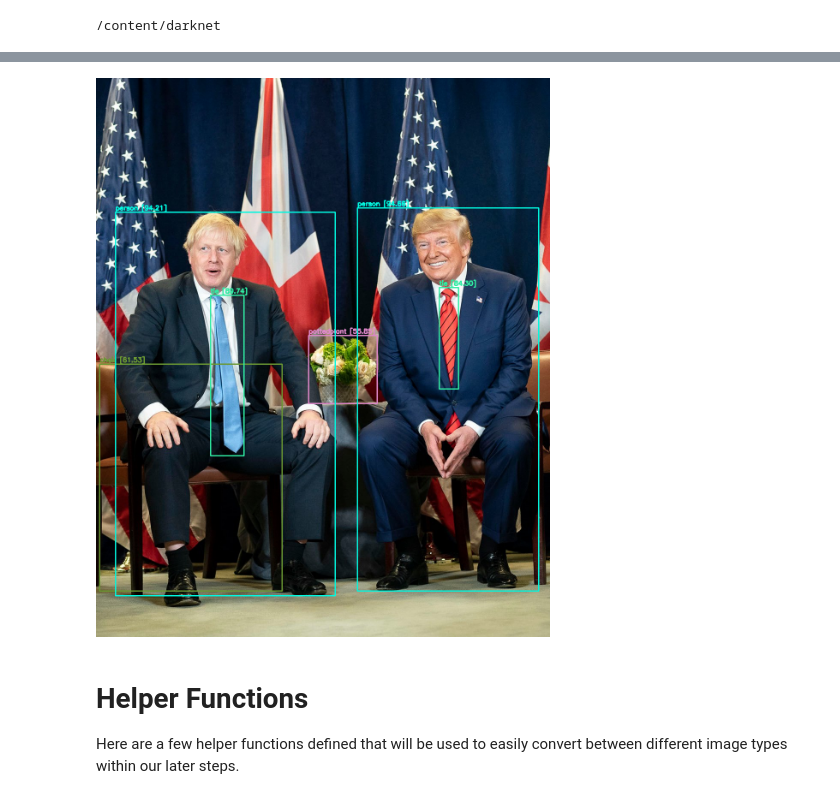
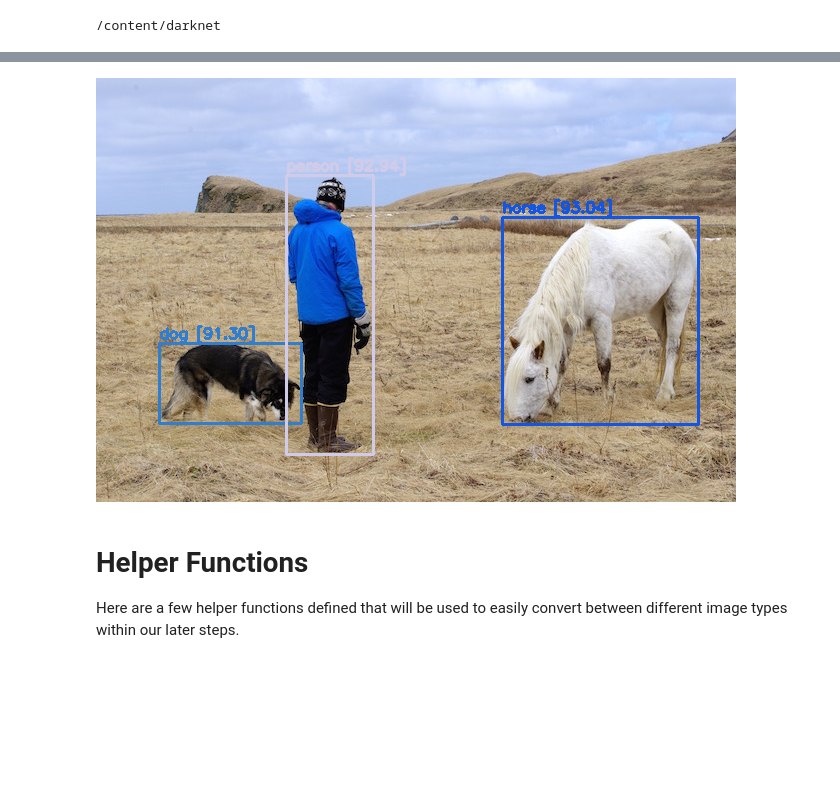
Before and after one commit to MasterCoderArnav/google_colab_face_reco, a Jupyter notebook: ai_proctoring_proj.ipynb, the cells around one changed output, grey strips where cells are left out. Saved outputs shown, nothing was run; the diff lists cells and outputs as text; code cells hidden in the pictures; blank space fills up the shorter version.

```diff
--- a/ai_proctoring_proj.ipynb
+++ b/ai_proctoring_proj.ipynb
@@ -147,19 +122,19 @@ def darknet_helper(img, width, height):
   return detections, width_ratio, height_ratio
 # %%
 # run test on person.jpg image that comes with repository
-image = cv2.imread("data/borisandtrump.jpg")
+image = cv2.imread("data/person.jpg")
 detections, width_ratio, height_ratio = darknet_helper(image, width, height)
 
 for label, confidence, bbox in detections:
   left, top, right, bottom = bbox2points(bbox)
   left, top, right, bottom = int(left * width_ratio), int(top * height_ratio), int(right * width_ratio), int(bottom * height_ratio)
   cv2.rectangle(image, (left, top), (right, bottom), class_colors[label], 2)
   cv2.putText(image, "{} [{:.2f}]".format(label, float(confidence)),
                     (left, top - 5), cv2.FONT_HERSHEY_SIMPLEX, 0.5,
                     class_colors[label], 2)
 cv2_imshow(image)
 # %% [output]
-[figure, old version]
+[figure, new version]
 # %% [markdown]
 # Helper Functions
 Here are a few helper functions defined that will be used to easily convert between different image types within our later steps.
```
Also changed, not shown: parts of 6 cells of this notebook.
